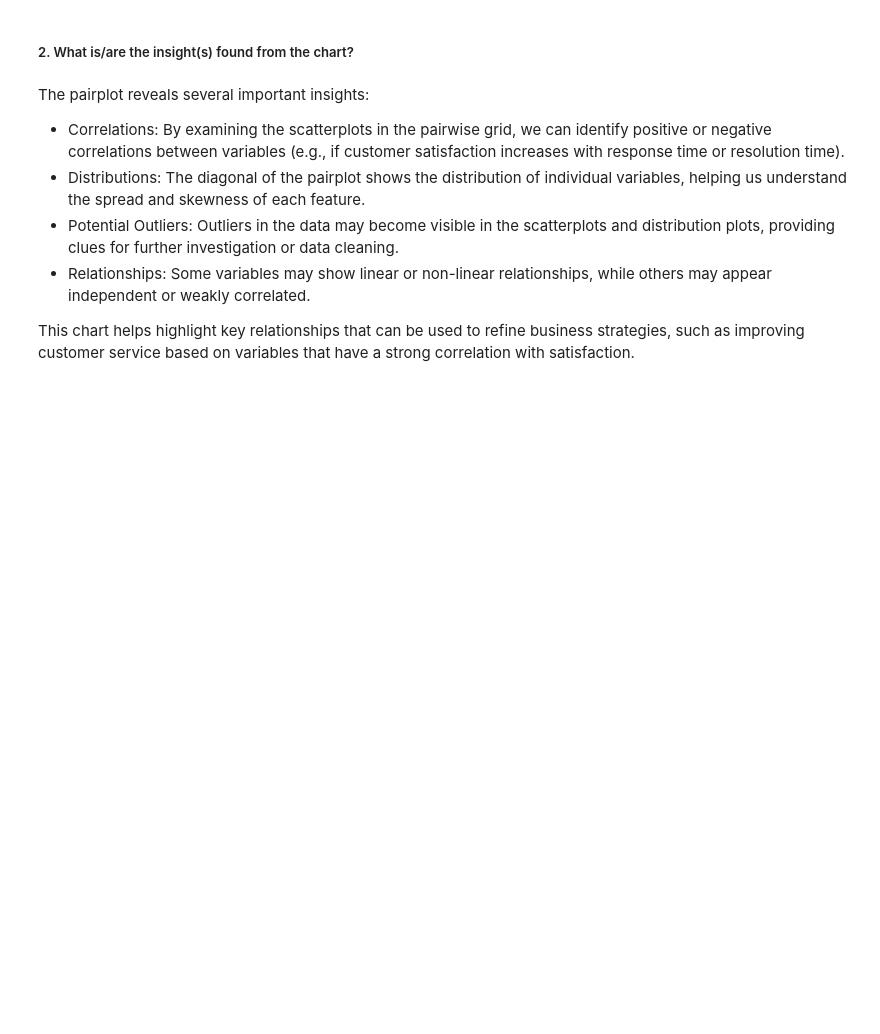
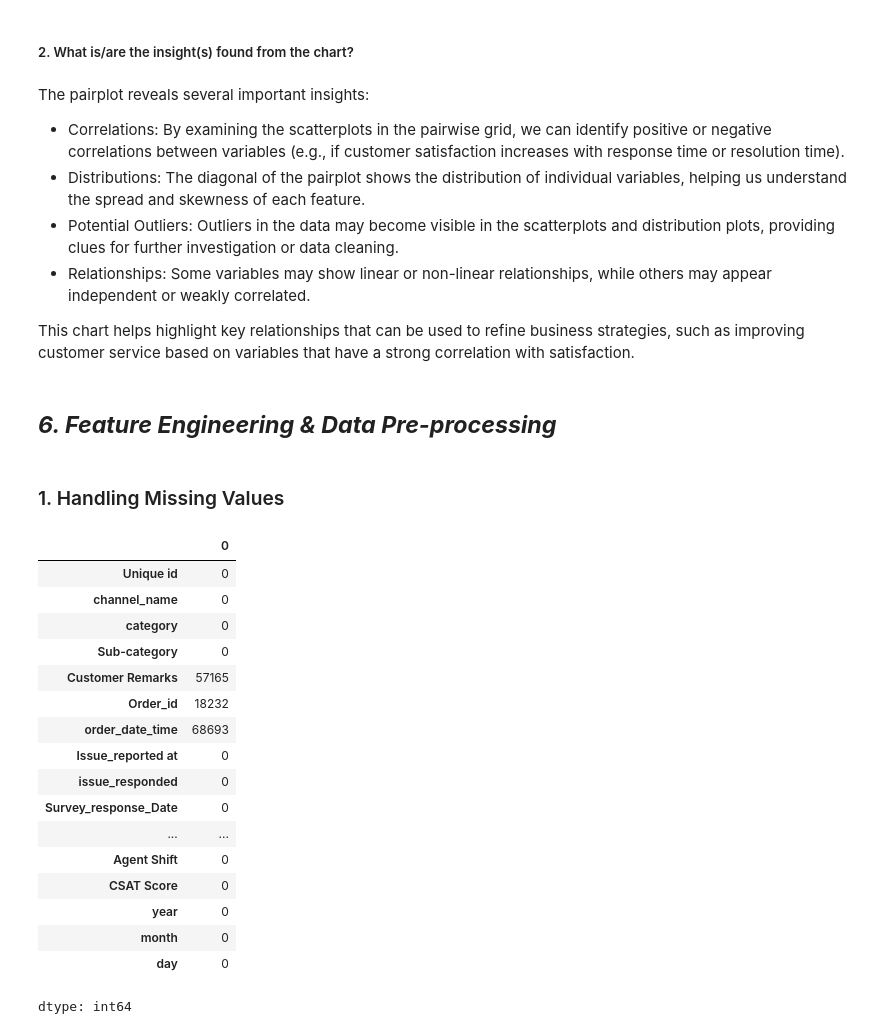
Before and after one commit to Rajesh1505/Capstone_Project_Deep_Learning, a Jupyter notebook: Capstone_Project_Deep_Learning.ipynb, the cells around one changed output. Cells and saved outputs as stored; diff of their text form; code cells hidden in the pictures; blank space fills up the shorter version.

```diff
--- a/Capstone_Project_Deep_Learning.ipynb
+++ b/Capstone_Project_Deep_Learning.ipynb
@@ -540,3 +540,29 @@ The pairplot reveals several important insights:
 - Relationships: Some variables may show linear or non-linear relationships, while others may appear independent or weakly correlated.
 
 This chart helps highlight key relationships that can be used to refine business strategies, such as improving customer service based on variables that have a strong correlation with satisfaction.
+# %% [markdown]
+## ***6. Feature Engineering & Data Pre-processing***
+# %% [markdown]
+### 1. Handling Missing Values
+# %%
+# Handling Missing Values & Missing Value Imputation
+customer_support_data.isna().sum()
+# %% [output]
+|  | 0 |
+| Unique id | 0 |
+| channel_name | 0 |
+| category | 0 |
+| Sub-category | 0 |
+| Customer Remarks | 57165 |
+| Order_id | 18232 |
+| order_date_time | 68693 |
+| Issue_reported at | 0 |
+| issue_responded | 0 |
+| Survey_response_Date | 0 |
+| ... | ... |
+| Agent Shift | 0 |
+| CSAT Score | 0 |
+| year | 0 |
+| month | 0 |
+| day | 0 |
+dtype: int64
```
Also changed, not shown: parts of 22 cells of this notebook.
